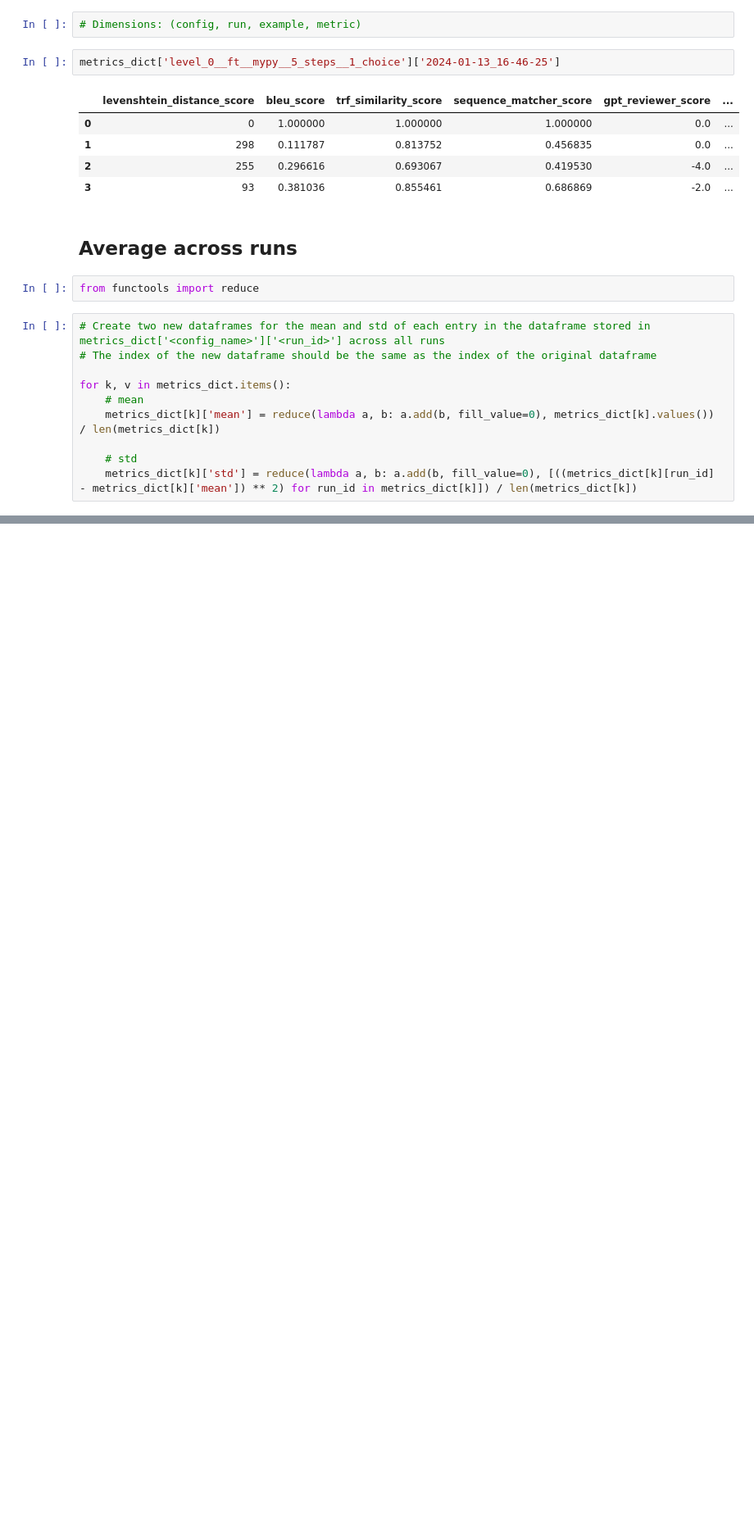
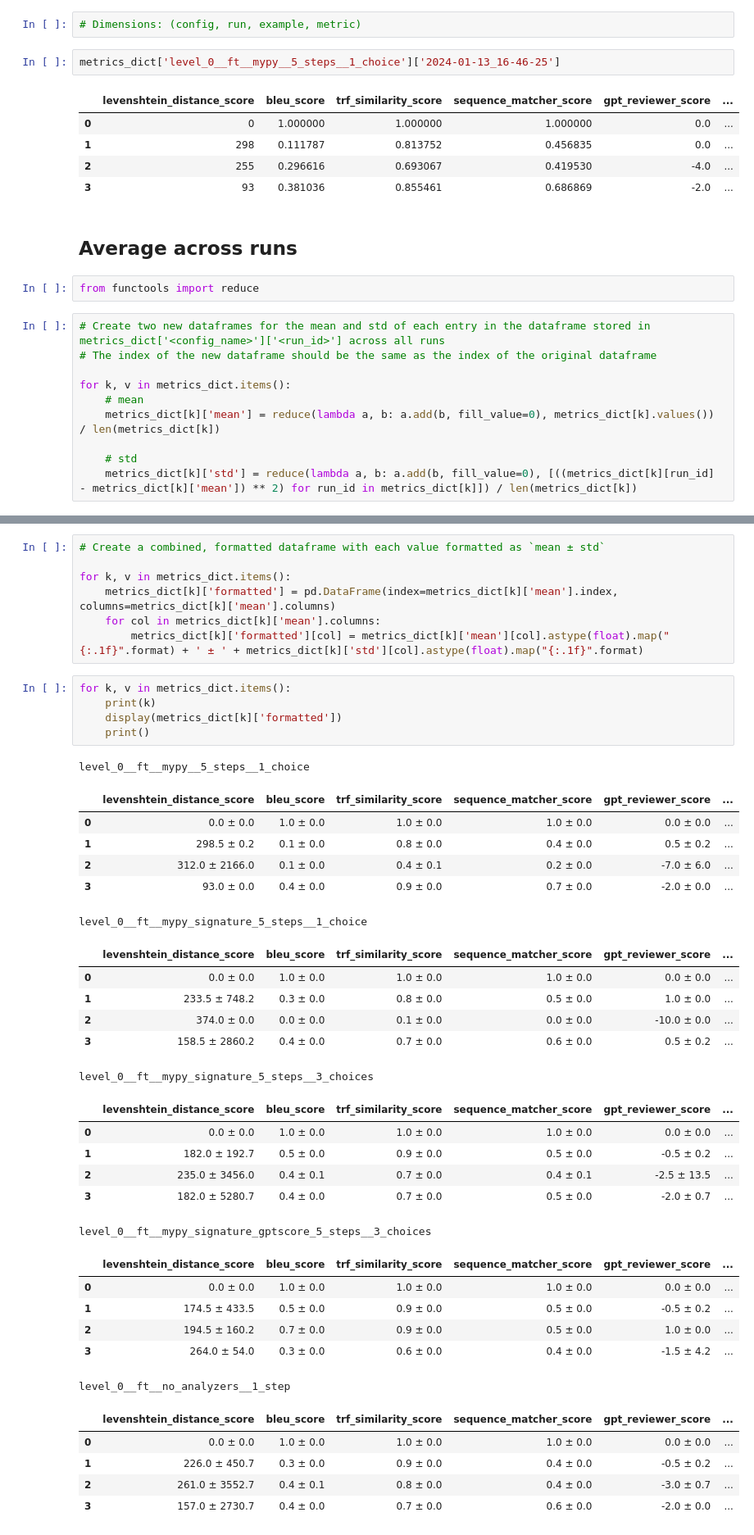
Before and after one commit to pvs-hd-tea/23ws-LLMcoder, a Jupyter notebook: experimental/evaluation.ipynb, the cells around one changed output, grey strips where cells are left out. Shown at 82% size. Cells and saved outputs as stored; diff of their text form; blank space fills up the shorter version.

Commit message:
Add mean and std per example to eval notebook

```diff
--- a/experimental/evaluation.ipynb
+++ b/experimental/evaluation.ipynb
@@ -92,0 +83,43 @@ metrics_dict['level_0__ft__mypy__5_steps__1_choice']['std']
+# %%
+# Create a combined, formatted dataframe with each value formatted as `mean ± std`
+
+for k, v in metrics_dict.items():
+    metrics_dict[k]['formatted'] = pd.DataFrame(index=metrics_dict[k]['mean'].index, columns=metrics_dict[k]['mean'].columns)
+    for col in metrics_dict[k]['mean'].columns:
+        metrics_dict[k]['formatted'][col] = metrics_dict[k]['mean'][col].astype(float).map("{:.1f}".format) + ' ± ' + metrics_dict[k]['std'][col].astype(float).map("{:.1f}".format)
+# %%
+for k, v in metrics_dict.items():
+    print(k)
+    display(metrics_dict[k]['formatted'])
+    print()
+# %% [output]
+level_0__ft__mypy__5_steps__1_choice
+|  | levenshtein_distance_score | bleu_score | trf_similarity_score | sequence_matcher_score | gpt_reviewer_score | ... |
+| 0 | 0.0 ± 0.0 | 1.0 ± 0.0 | 1.0 ± 0.0 | 1.0 ± 0.0 | 0.0 ± 0.0 | ... |
+| 1 | 298.5 ± 0.2 | 0.1 ± 0.0 | 0.8 ± 0.0 | 0.4 ± 0.0 | 0.5 ± 0.2 | ... |
+| 2 | 312.0 ± 2166.0 | 0.1 ± 0.0 | 0.4 ± 0.1 | 0.2 ± 0.0 | -7.0 ± 6.0 | ... |
+| 3 | 93.0 ± 0.0 | 0.4 ± 0.0 | 0.9 ± 0.0 | 0.7 ± 0.0 | -2.0 ± 0.0 | ... |
+level_0__ft__mypy_signature_5_steps__1_choice
+|  | levenshtein_distance_score | bleu_score | trf_similarity_score | sequence_matcher_score | gpt_reviewer_score | ... |
+| 0 | 0.0 ± 0.0 | 1.0 ± 0.0 | 1.0 ± 0.0 | 1.0 ± 0.0 | 0.0 ± 0.0 | ... |
+| 1 | 233.5 ± 748.2 | 0.3 ± 0.0 | 0.8 ± 0.0 | 0.5 ± 0.0 | 1.0 ± 0.0 | ... |
+| 2 | 374.0 ± 0.0 | 0.0 ± 0.0 | 0.1 ± 0.0 | 0.0 ± 0.0 | -10.0 ± 0.0 | ... |
+| 3 | 158.5 ± 2860.2 | 0.4 ± 0.0 | 0.7 ± 0.0 | 0.6 ± 0.0 | 0.5 ± 0.2 | ... |
+level_0__ft__mypy_signature_5_steps__3_choices
+|  | levenshtein_distance_score | bleu_score | trf_similarity_score | sequence_matcher_score | gpt_reviewer_score | ... |
+| 0 | 0.0 ± 0.0 | 1.0 ± 0.0 | 1.0 ± 0.0 | 1.0 ± 0.0 | 0.0 ± 0.0 | ... |
+| 1 | 182.0 ± 192.7 | 0.5 ± 0.0 | 0.9 ± 0.0 | 0.5 ± 0.0 | -0.5 ± 0.2 | ... |
+| 2 | 235.0 ± 3456.0 | 0.4 ± 0.1 | 0.7 ± 0.0 | 0.4 ± 0.1 | -2.5 ± 13.5 | ... |
+| 3 | 182.0 ± 5280.7 | 0.4 ± 0.0 | 0.7 ± 0.0 | 0.5 ± 0.0 | -2.0 ± 0.7 | ... |
+level_0__ft__mypy_signature_gptscore_5_steps__3_choices
+|  | levenshtein_distance_score | bleu_score | trf_similarity_score | sequence_matcher_score | gpt_reviewer_score | ... |
+| 0 | 0.0 ± 0.0 | 1.0 ± 0.0 | 1.0 ± 0.0 | 1.0 ± 0.0 | 0.0 ± 0.0 | ... |
+| 1 | 174.5 ± 433.5 | 0.5 ± 0.0 | 0.9 ± 0.0 | 0.5 ± 0.0 | -0.5 ± 0.2 | ... |
+| 2 | 194.5 ± 160.2 | 0.7 ± 0.0 | 0.9 ± 0.0 | 0.5 ± 0.0 | 1.0 ± 0.0 | ... |
+| 3 | 264.0 ± 54.0 | 0.3 ± 0.0 | 0.6 ± 0.0 | 0.4 ± 0.0 | -1.5 ± 4.2 | ... |
+level_0__ft__no_analyzers__1_step
+|  | levenshtein_distance_score | bleu_score | trf_similarity_score | sequence_matcher_score | gpt_reviewer_score | ... |
+| 0 | 0.0 ± 0.0 | 1.0 ± 0.0 | 1.0 ± 0.0 | 1.0 ± 0.0 | 0.0 ± 0.0 | ... |
+| 1 | 226.0 ± 450.7 | 0.3 ± 0.0 | 0.9 ± 0.0 | 0.4 ± 0.0 | -0.5 ± 0.2 | ... |
+| 2 | 261.0 ± 3552.7 | 0.4 ± 0.1 | 0.8 ± 0.0 | 0.4 ± 0.0 | -3.0 ± 0.7 | ... |
+| 3 | 157.0 ± 2730.7 | 0.4 ± 0.0 | 0.7 ± 0.0 | 0.6 ± 0.0 | -2.0 ± 0.0 | ... |
```
Also changed, not shown: parts of 4 cells of this notebook.
